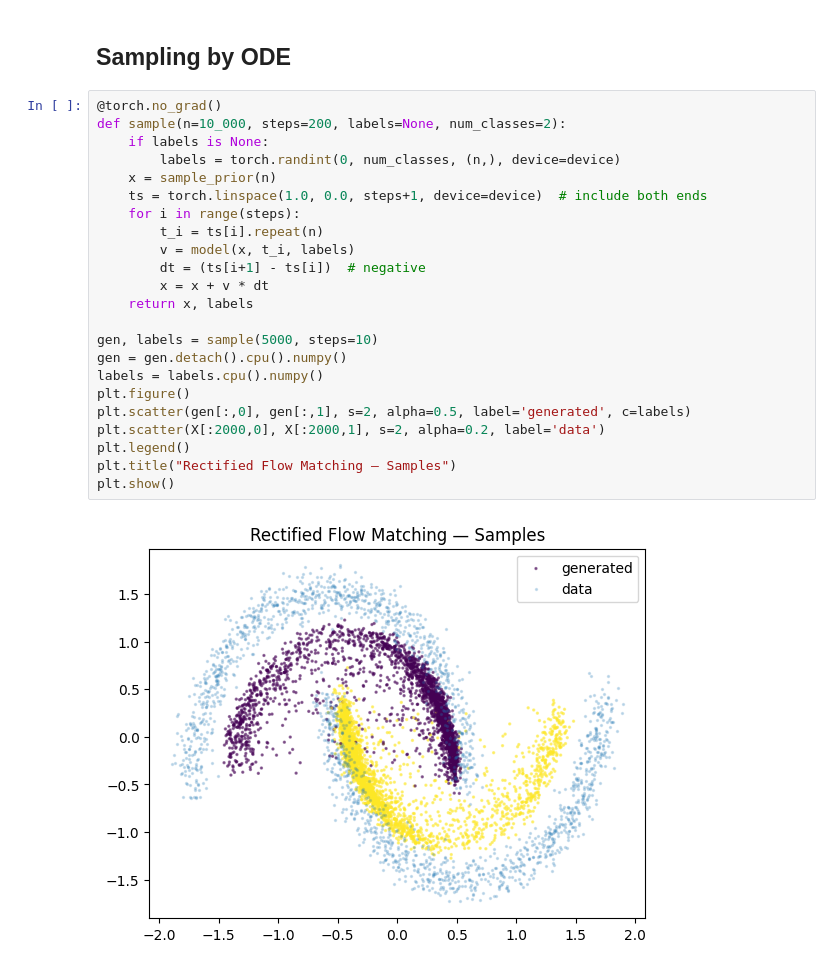
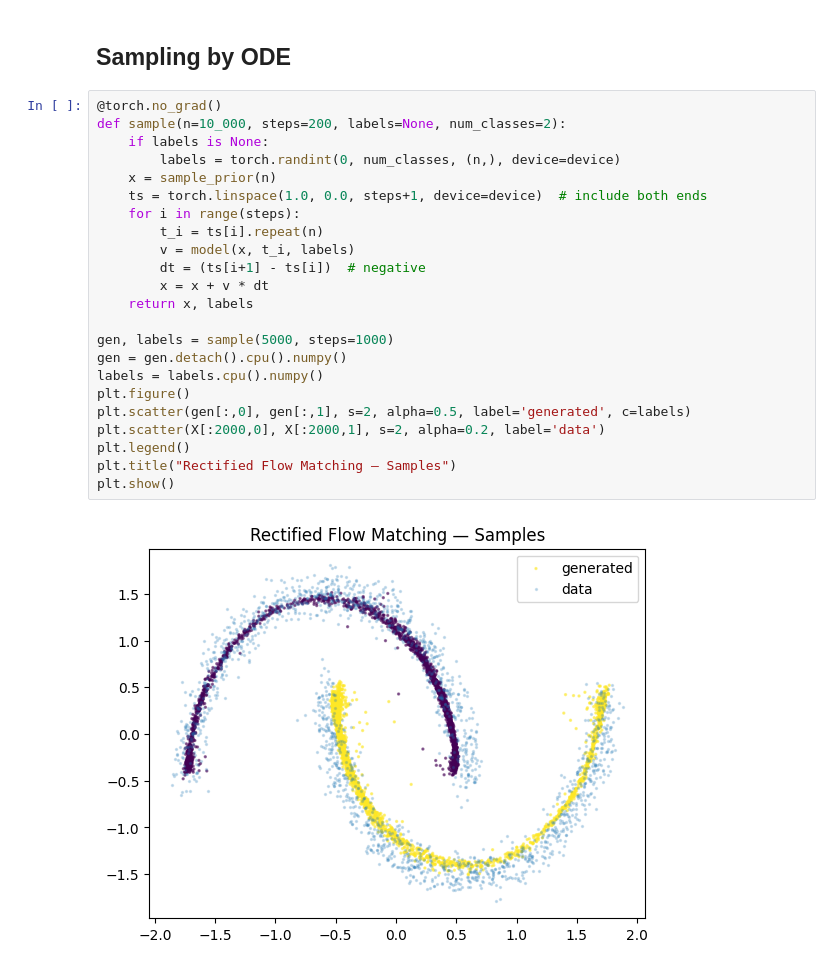
Before and after one commit to F-Fer/understanding_flow_matching, a Jupyter notebook: notebooks/diffusion_moons.ipynb, the cells around one changed output. Drawn from its saved outputs; the diff is of its cells as text.

```diff
--- a/notebooks/diffusion_moons.ipynb
+++ b/notebooks/diffusion_moons.ipynb
@@ -189,25 +207,25 @@ step 3000: loss 0.3466
 # %%
 @torch.no_grad()
 def sample(n=10_000, steps=200, labels=None, num_classes=2):
     if labels is None:
         labels = torch.randint(0, num_classes, (n,), device=device)
     x = sample_prior(n)
     ts = torch.linspace(1.0, 0.0, steps+1, device=device)  # include both ends
     for i in range(steps):
         t_i = ts[i].repeat(n)
         v = model(x, t_i, labels)
         dt = (ts[i+1] - ts[i])  # negative
         x = x + v * dt
     return x, labels
 
-gen, labels = sample(5000, steps=10)
+gen, labels = sample(5000, steps=1000)
 gen = gen.detach().cpu().numpy()
 labels = labels.cpu().numpy()
 plt.figure()
 plt.scatter(gen[:,0], gen[:,1], s=2, alpha=0.5, label='generated', c=labels)
 plt.scatter(X[:2000,0], X[:2000,1], s=2, alpha=0.2, label='data')
 plt.legend()
 plt.title("Rectified Flow Matching — Samples")
 plt.show()
 # %% [output]
-[figure, old version]
+[figure, new version]
```
Also changed, not shown: parts of 2 cells of this notebook.
